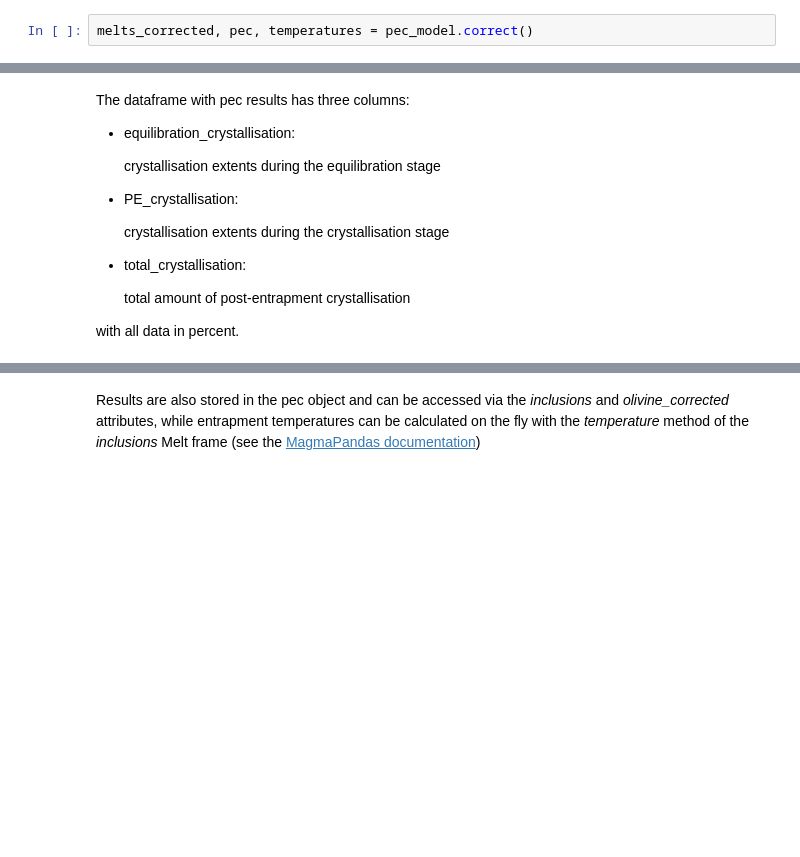
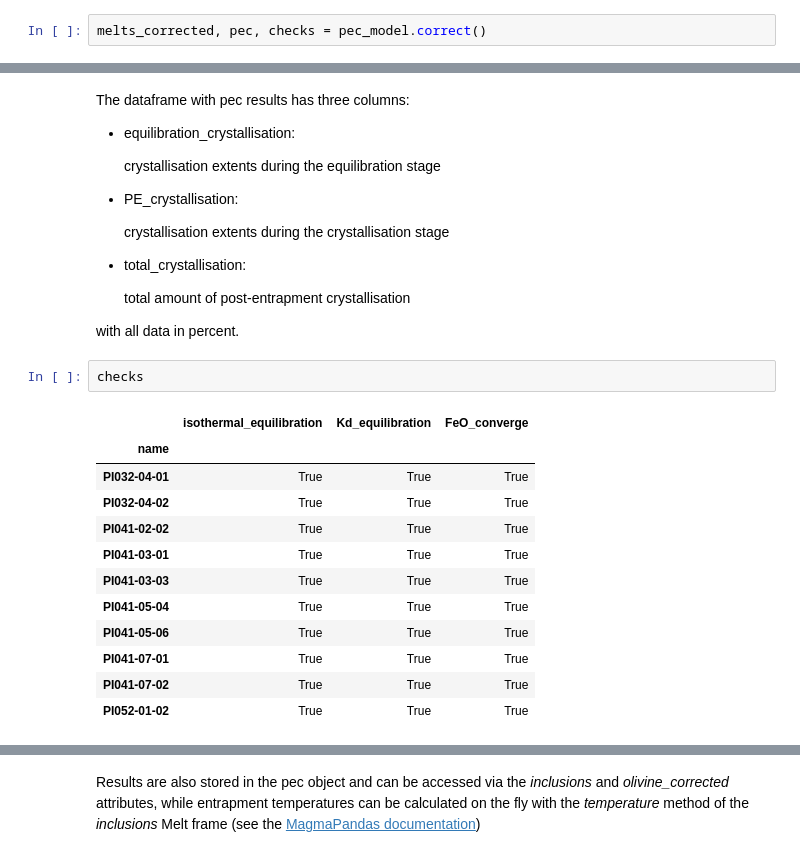
Before and after one commit to TDGerve/MagmaPEC, a Jupyter notebook: docs/source/notebooks/pec_corr.ipynb, the cells around one changed output, grey strips where cells are left out. Drawn from its saved outputs; the diff is of its cells as text; blank space fills up the shorter version.

```diff
--- a/docs/source/notebooks/pec_corr.ipynb
+++ b/docs/source/notebooks/pec_corr.ipynb
@@ -147,2 +212,2 @@ This method returns three objects:
 # %%
-melts_corrected, pec, temperatures = pec_model.correct()
+melts_corrected, pec, checks = pec_model.correct()
@@ -162,5 +230,20 @@ The dataframe with pec results has three columns:
     total amount of post-entrapment crystallisation
 
 with all data in percent.
+# %%
+checks
+# %% [output]
+|  | isothermal_equilibration | Kd_equilibration | FeO_converge |
+| name |  |  |  |
+| PI032-04-01 | True | True | True |
+| PI032-04-02 | True | True | True |
+| PI041-02-02 | True | True | True |
+| PI041-03-01 | True | True | True |
+| PI041-03-03 | True | True | True |
+| PI041-05-04 | True | True | True |
+| PI041-05-06 | True | True | True |
+| PI041-07-01 | True | True | True |
+| PI041-07-02 | True | True | True |
+| PI052-01-02 | True | True | True |
 # %%
 pec
```
Also changed, not shown: parts of 14 cells of this notebook, 13 other files.
